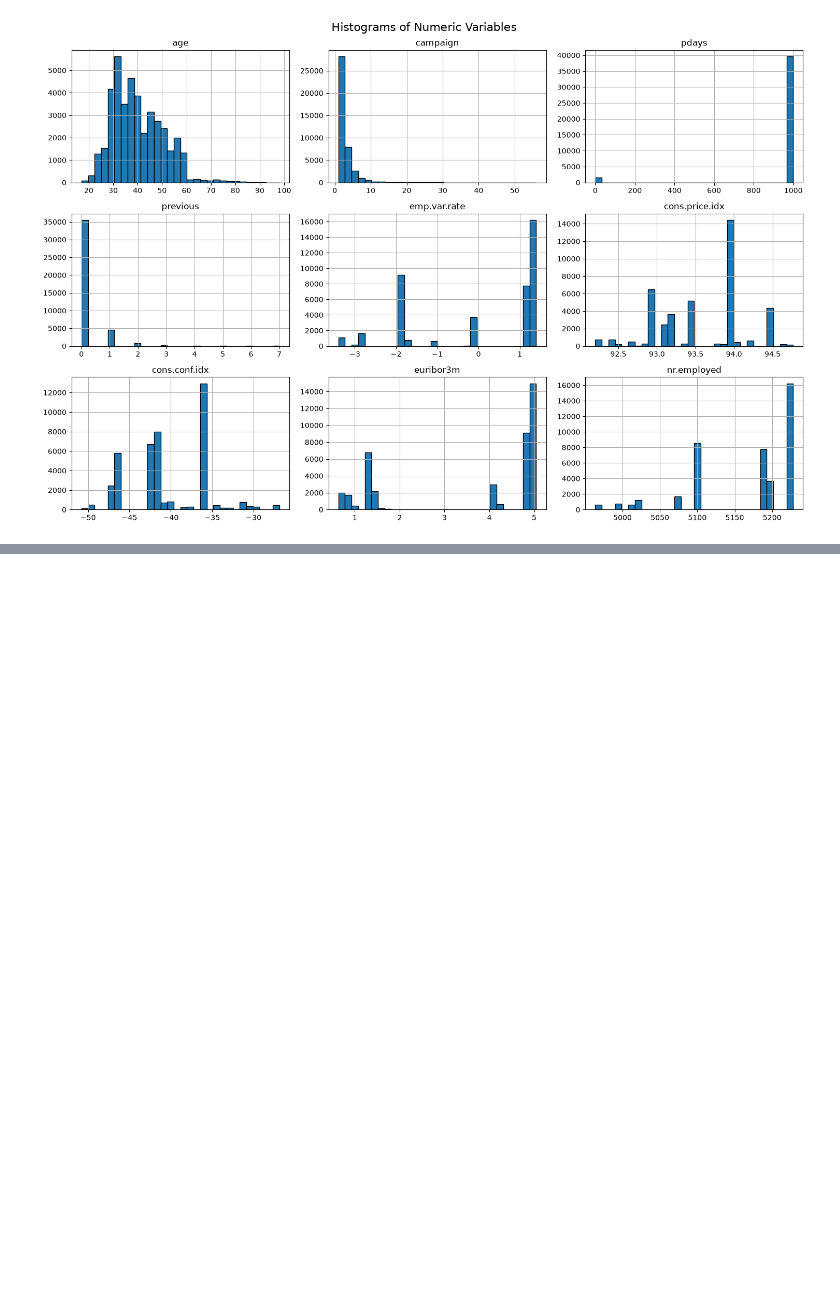
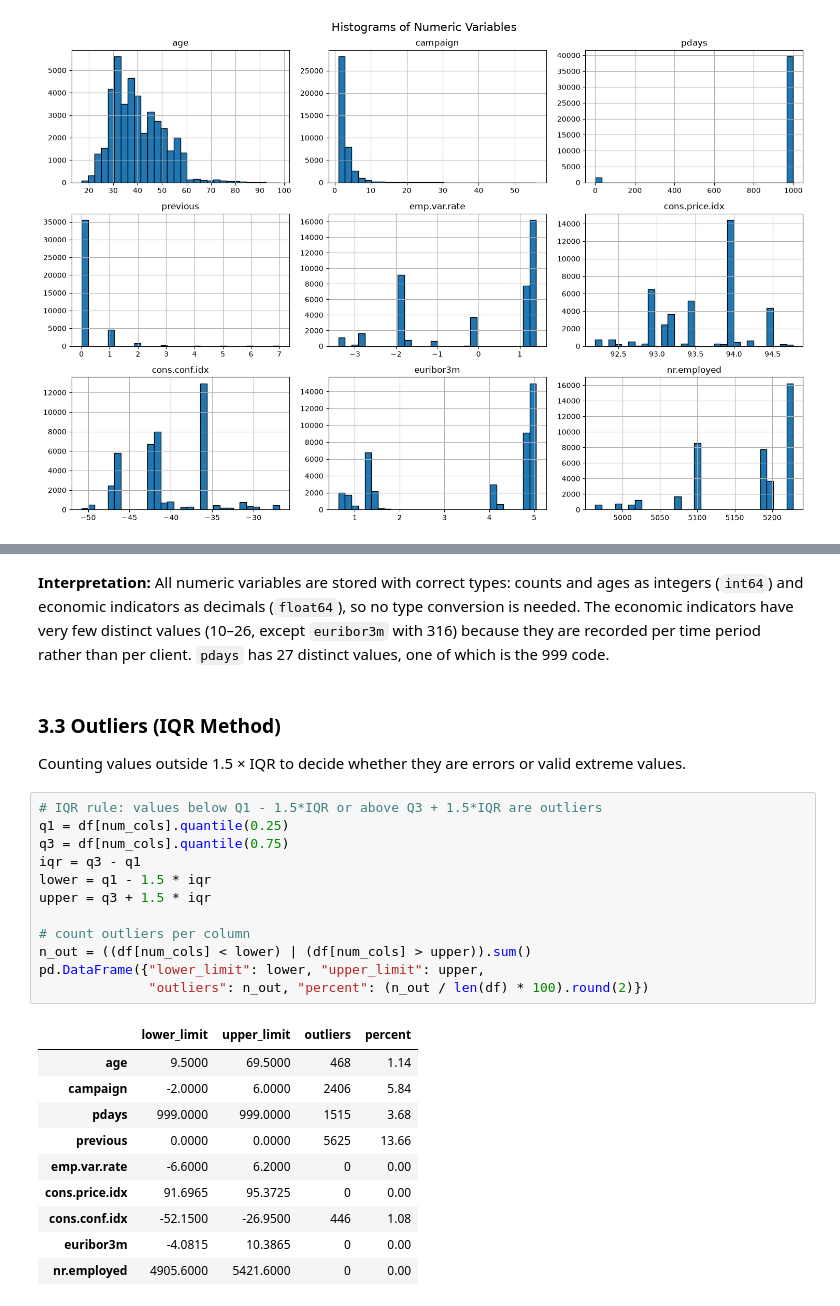
Before and after one commit to stafa10/CA1Theory2Practice, a Jupyter notebook: moustafa_numeric.ipynb, the cells around one changed output, grey strips where cells are left out. Drawn from its saved outputs; the diff is of its cells as text; blank space fills up the shorter version.

```diff
--- a/moustafa_numeric.ipynb
+++ b/moustafa_numeric.ipynb
@@ -69,0 +156,28 @@ plt.show()
+# %% [markdown]
+**Interpretation:** All numeric variables are stored with correct types: counts and ages as integers (`int64`) and economic indicators as decimals (`float64`), so no type conversion is needed. The economic indicators have very few distinct values (10–26, except `euribor3m` with 316) because they are recorded per time period rather than per client. `pdays` has 27 distinct values, one of which is the 999 code.
+# %% [markdown]
+### 3.3 Outliers (IQR Method)
+Counting values outside 1.5 × IQR to decide whether they are errors or valid extreme values.
+# %%
+# IQR rule: values below Q1 - 1.5*IQR or above Q3 + 1.5*IQR are outliers
+q1 = df[num_cols].quantile(0.25)
+q3 = df[num_cols].quantile(0.75)
+iqr = q3 - q1
+lower = q1 - 1.5 * iqr
+upper = q3 + 1.5 * iqr
+
+# count outliers per column
+n_out = ((df[num_cols] < lower) | (df[num_cols] > upper)).sum()
+pd.DataFrame({"lower_limit": lower, "upper_limit": upper,
+              "outliers": n_out, "percent": (n_out / len(df) * 100).round(2)})
+# %% [output]
+|  | lower_limit | upper_limit | outliers | percent |
+| age | 9.5000 | 69.5000 | 468 | 1.14 |
+| campaign | -2.0000 | 6.0000 | 2406 | 5.84 |
+| pdays | 999.0000 | 999.0000 | 1515 | 3.68 |
+| previous | 0.0000 | 0.0000 | 5625 | 13.66 |
+| emp.var.rate | -6.6000 | 6.2000 | 0 | 0.00 |
+| cons.price.idx | 91.6965 | 95.3725 | 0 | 0.00 |
+| cons.conf.idx | -52.1500 | -26.9500 | 446 | 1.08 |
+| euribor3m | -4.0815 | 10.3865 | 0 | 0.00 |
+| nr.employed | 4905.6000 | 5421.6000 | 0 | 0.00 |
```
Also changed, not shown: parts of 14 cells of this notebook.
